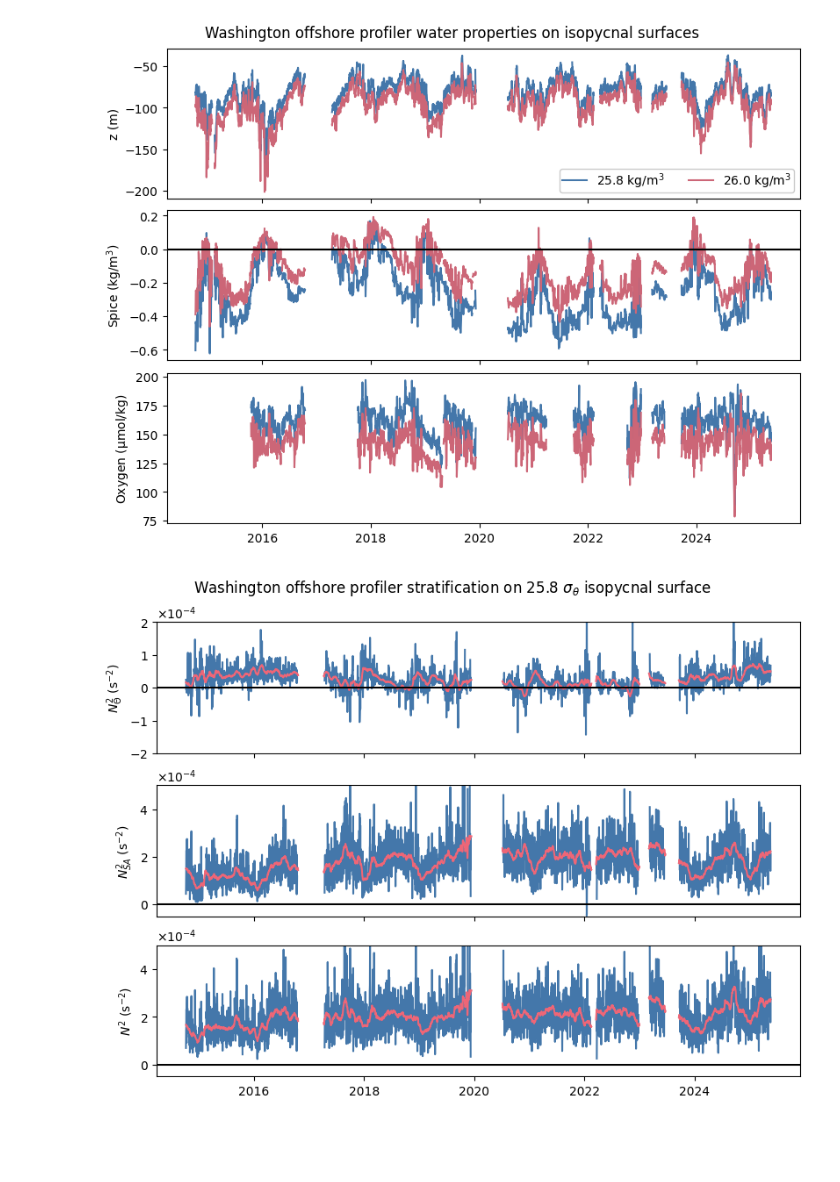
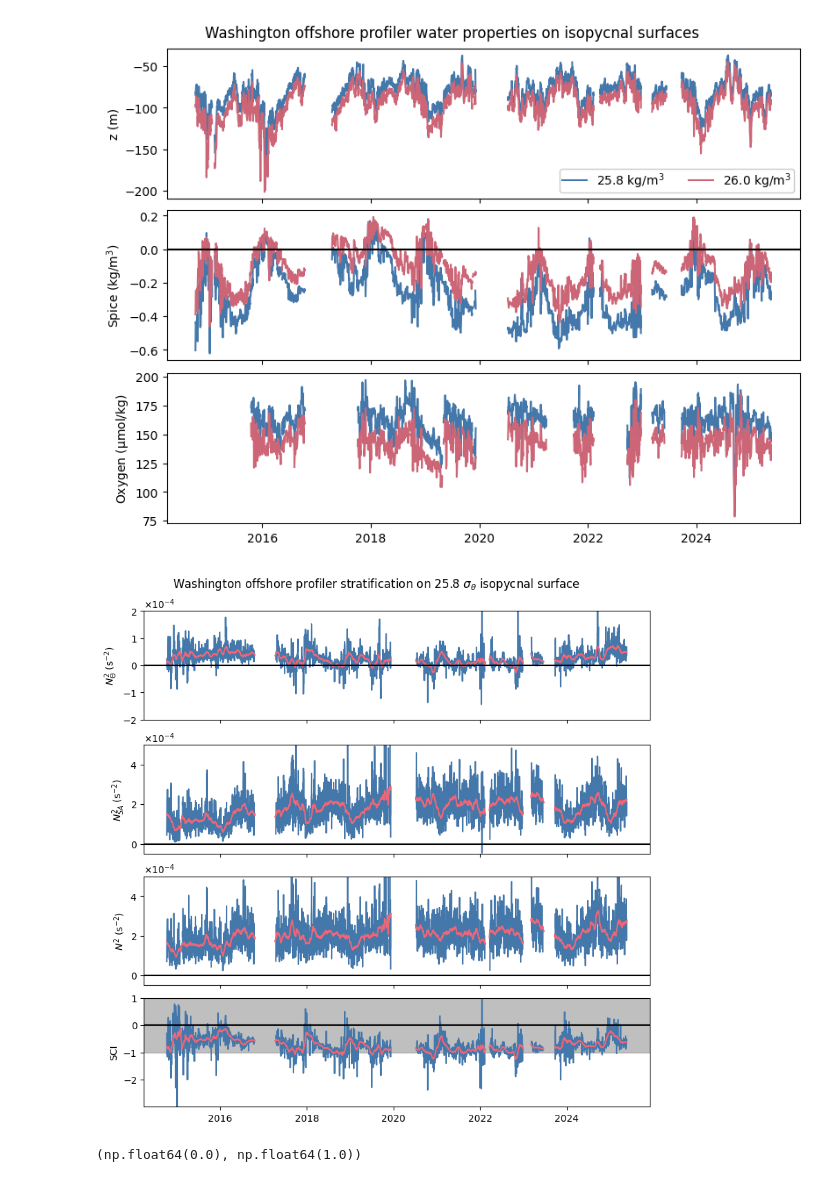
Before and after one commit to andrew-s28/ocean-tunnels-nccs, a Jupyter notebook: notebooks/washington_gridded_data_sigma_depths.ipynb, the cells around one changed output. Drawn from its saved outputs; the diff is of its cells as text; code cells hidden in the pictures; blank space fills up the shorter version.

Commit message:
add calculation and plot for stratification control index

```diff
--- a/notebooks/washington_gridded_data_sigma_depths.ipynb
+++ b/notebooks/washington_gridded_data_sigma_depths.ipynb
@@ -211,6 +211,8 @@ spice_interp = ce09["spice"].interp(depth=sigma_layers_depth_da)
 n_squared_theta_interp = ce09["N_squared_Theta"].interp(depth=sigma_layers_depth_da)
 n_squared_sa_interp = ce09["N_squared_SA"].interp(depth=sigma_layers_depth_da)
 n_squared_from_theta_sa_interp = ce09["N_squared_from_Theta_SA"].interp(depth=sigma_layers_depth_da)
+# stratification control index as in https://journals.ametsoc.org/view/journals/phoc/52/8/JPO-D-21-0295.1.xml
+sci = (n_squared_theta_interp - n_squared_sa_interp) / (n_squared_theta_interp + n_squared_sa_interp)
 # %%
 fig, axs = plt.subplots(3, 1, figsize=(8, 6), layout="constrained", sharex=True)
 ax0 = cast("plt.Axes", axs[0])
@@ -237,10 +239,11 @@ plt.savefig("../misc/wa_offshore_profiler_isopycnal_properties_timeseries.png",
 # %% [output]
 [figure]
 # %%
-fig, axs = plt.subplots(3, 1, figsize=(8, 6), layout="constrained", sharex=True)
+fig, axs = plt.subplots(4, 1, figsize=(8, 8), layout="constrained", sharex=True)
 ax0 = cast("plt.Axes", axs[0])
 ax1 = cast("plt.Axes", axs[1])
 ax2 = cast("plt.Axes", axs[2])
+ax3 = cast("plt.Axes", axs[3])
 
 ax0.plot(ce09["time"], n_squared_theta_interp.sel(sigma_layer=25.8), c="#4477AA")
 ax0.plot(
@@ -259,31 +262,56 @@ ax2.plot(
     ce09["time"],
     n_squared_from_theta_sa_interp.sel(sigma_layer=25.8)
     .rolling(time=30, center=True, min_periods=10)
     .mean(window="hann"),
     c="#EE6677",
 )
+ax3.plot(ce09["time"], sci.sel(sigma_layer=25.8), c="#4477AA")
+ax3.plot(
+    ce09["time"],
+    sci.sel(sigma_layer=25.8).rolling(time=30, center=True, min_periods=10).mean(window="hann"),
+    c="#EE6677",
+)
+xlim = ax0.get_xlim()
 
 ax0.set_ylabel("$N^2_\\Theta$ ($\\mathsf{s^{-2}}$)")
 ax1.set_ylabel("$N^2_{SA}$ ($\\mathsf{s^{-2}}$)")
 ax2.set_ylabel("$N^2$ ($\\mathsf{s^{-2}}$)")
+ax3.set_ylabel("SCI")
 
 ax0.axhline(0, color="k", linestyle="-")
 ax1.axhline(0, color="k", linestyle="-")
 ax2.axhline(0, color="k", linestyle="-")
+ax3.axhline(0, color="k", linestyle="-")
+
+ax3.fill_between(
+    xlim,
+    -1,
+    1,
+    color="gray",
+    alpha=0.5,
+)
 
 ax0.set_ylim(-2e-4, 2e-4)
 ax1.set_ylim(-0.5e-4, 5e-4)
 ax2.set_ylim(-0.5e-4, 5e-4)
+ax3.set_ylim(-3, 1)
+ax3.set_yticks([-2, -1, 0, 1])
+
+ax0.set_xlim(xlim)
 
 formatter = mticker.ScalarFormatter(useMathText=True)
 formatter.set_scientific(True)
 formatter.set_powerlimits((0, 0))  # forces all numbers into scientific
 ax0.yaxis.set_major_formatter(formatter)
 ax1.yaxis.set_major_formatter(formatter)
 ax2.yaxis.set_major_formatter(formatter)
 
 fig.suptitle("Washington offshore profiler stratification on 25.8 $\\sigma_{\\theta}$ isopycnal surface")
 
 plt.savefig("../misc/wa_offshore_profiler_25.8_isopycnal_n_squared.png", dpi=300)
 # %% [output]
-[figure, old version]
+[figure, new version]
+# %%
+xlim
+# %% [output]
+(np.float64(0.0), np.float64(1.0))
```
Also changed, not shown: parts of 1 cell of this notebook, 1 other file.
